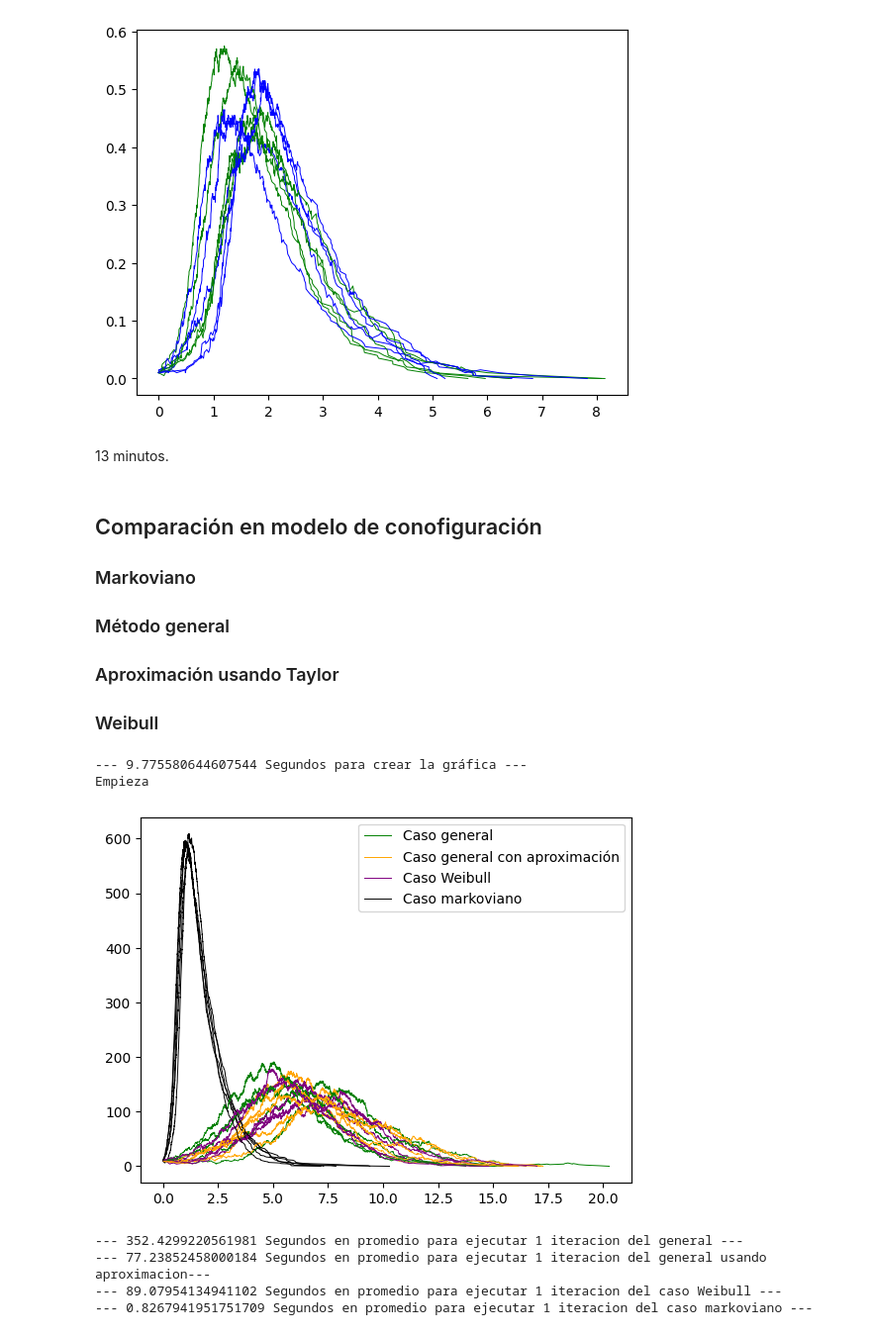
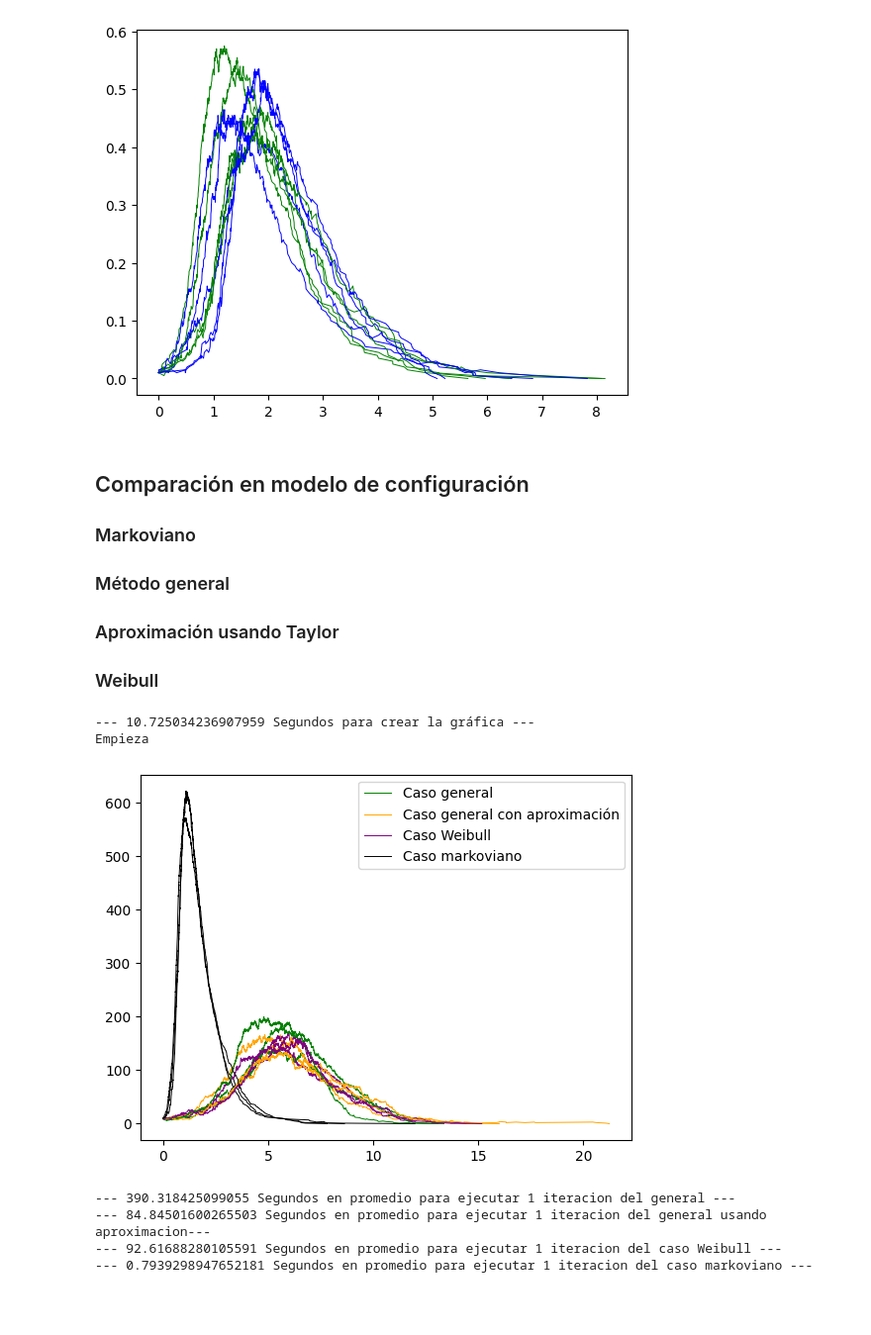
Before and after one commit to JairEsc/Mat_Apl_2, a Jupyter notebook: Gillespie_Non_markovian.ipynb, the cells around one changed output. Shown at 99% size. Saved outputs shown, nothing was run; the diff lists cells and outputs as text; code cells hidden in the pictures; blank space fills up the shorter version.

```diff
--- a/Gillespie_Non_markovian.ipynb
+++ b/Gillespie_Non_markovian.ipynb
@@ -398,10 +401,8 @@ plt.show()
 --- 0.1658339500427246 Segundos para crear la gráfica ---
 Empieza
 [figure]
-# %% [markdown]
-13 minutos.
 # %% [markdown]
-## Comparación en modelo de conofiguración
+## Comparación en modelo de configuración
 ### Markoviano
 ### Método general
 ### Aproximación usando Taylor
@@ -409,6 +410,7 @@ Empieza
 # %%
 import time
 start_time = time.time()
+np.random.seed(0)
 N=10**3
 n=int(N*0.1)
 I_0=int(0.01*N)
@@ -443,18 +445,19 @@ def psi_infection(x):
     return (lammbda_I*a_I)*(lammbda_I*x)**(a_I-1)*np.exp(-(lammbda_I*x)**(a_I))
 def psi_recovery(x):
     return (lammbda_R*a_R)*(lammbda_R*x)**(a_R-1)*np.exp(-(lammbda_R*x)**(a_R))
-
 times_general=[]
 times_general_approx=[]
 times_weibull=[]
 times_markovian=[]
 picos={"gen":[],"genApprox":[],"weib":[],"mark":[]}
-for k in range(5):
+for k in range(3):
     #------------------------------------ General
     iter_time = time.time()
-    G_copy=G.copy()
-    X_I_indexes_copy=X_I_indexes.copy()
-    H=Gillespie_Direct_Method_Non_markovian_network(N=N,X_I_indexes=X_I_indexes_copy,method='general',params=[],densities=[psi_infection,psi_recovery],survivals=[psi_survival_infection,psi_survival_recovery],G_network_initial=G_copy,T=np.inf)
+    H=[]
+    while(len(H)<10):
+      G_copy=G.copy()
+      X_I_indexes_copy=X_I_indexes.copy()
+      H=Gillespie_Direct_Method_Non_markovian_network(N=N,X_I_indexes=X_I_indexes_copy,method='general',params=[],densities=[psi_infection,psi_recovery],survivals=[psi_survival_infection,psi_survival_recovery],G_network_initial=G_copy,T=np.inf)
     if(k==0):
         plt.plot(H['time'],H['I(t)'], 'green',linewidth=0.7,label='Caso general ')
     else:
@@ -465,9 +468,11 @@ for k in range(5):
     #------------------------------------
     #------------------------------------ General aproximado
     iter_time = time.time()
-    G_copy=G.copy()
-    X_I_indexes_copy=X_I_indexes.copy()
-    H=Gillespie_Direct_Method_Non_markovian_network(N=N,X_I_indexes=X_I_indexes_copy,method='aproximado',params=[],densities=[psi_infection,psi_recovery],survivals=[psi_survival_infection,psi_survival_recovery],G_network_initial=G_copy,T=np.inf)
+    H=[]
+    while(len(H)<10):
+      G_copy=G.copy()
+      X_I_indexes_copy=X_I_indexes.copy()
+      H=Gillespie_Direct_Method_Non_markovian_network(N=N,X_I_indexes=X_I_indexes_copy,method='aproximado',params=[],densities=[psi_infection,psi_recovery],survivals=[psi_survival_infection,psi_survival_recovery],G_network_initial=G_copy,T=np.inf)
     if(k==0):
         plt.plot(H['time'],H['I(t)'], 'orange',linewidth=0.7,label='Caso general con aproximación')
     else:
@@ -477,42 +482,47 @@ for k in range(5):
     times_general_approx.append((time.time() - iter_time))
     #------------------------------------
     #------------------------------------ Weibull
     iter_time = time.time()
-    G_copy=G.copy()
-    X_I_indexes_copy=X_I_indexes.copy()
-    H=Gillespie_Direct_Method_Non_markovian_network(N=N,X_I_indexes=X_I_indexes_copy,method='Weibull',params=[a_I,a_R,lammbda_I,lammbda_R],G_network_initial=G_copy,T=np.inf)
+    H=[]
+    while(len(H)<10):
+      G_copy=G.copy()
+      X_I_indexes_copy=X_I_indexes.copy()
+      H=Gillespie_Direct_Method_Non_markovian_network(N=N,X_I_indexes=X_I_indexes_copy,method='Weibull',params=[a_I,a_R,lammbda_I,lammbda_R],G_network_initial=G_copy,T=np.inf)
     if(k==0):
         plt.plot(H['time'],H['I(t)'], 'purple',linewidth=0.7,label='Caso Weibull')
     else:
         plt.plot(H['time'],H['I(t)'], 'purple',linewidth=0.7)
     i=np.argmax(H['I(t)'])
     picos['weib'].append([H['time'][i],H['I(t)'][i]])
     times_weibull.append((time.time() - iter_time))
     #------------------------------------
     #------------------------------------ Markoviano
     iter_time = time.time()
-    G_copy=G.copy()
-    X_I_indexes_copy=X_I_indexes.copy()
-    H=Gillespie_Direct_Method_Network(beta,gamma,N,X_I_indexes=X_I_indexes_copy,G_network_initial=G_copy,T=np.inf)
+    H=[]
+    while(len(H)<10):
+      G_copy=G.copy()
+      X_I_indexes_copy=X_I_indexes.copy()
+      H=Gillespie_Direct_Method_Network(beta,gamma,N,X_I_indexes=X_I_indexes_copy,G_network_initial=G_copy,T=np.inf)
     if(k==0):
         plt.plot(H['time'],H['I(t)'], 'black',linewidth=0.7,label='Caso markoviano')
     else:
         plt.plot(H['time'],H['I(t)'], 'black',linewidth=0.7)
     i=np.argmax(H['I(t)'])
     picos['mark'].append([H['time'][i],H['I(t)'][i]])
     times_markovian.append((time.time() - iter_time))
     #------------------------------------
 plt.legend()
+plt.savefig('comparacion.png',dpi=300)
 plt.show()
 print("--- %s Segundos en promedio para ejecutar 1 iteracion del general ---" %np.mean(times_general))
 print("--- %s Segundos en promedio para ejecutar 1 iteracion del general usando aproximacion---" %np.mean(times_general_approx))
 print("--- %s Segundos en promedio para ejecutar 1 iteracion del caso Weibull ---" % np.mean(times_weibull))
 print("--- %s Segundos en promedio para ejecutar 1 iteracion del caso markoviano ---" % np.mean(times_markovian))
 # %% [output]
---- 9.775580644607544 Segundos para crear la gráfica ---
+--- 10.725034236907959 Segundos para crear la gráfica ---
 Empieza
-[figure, old version]
+[figure, new version]
---- 352.4299220561981 Segundos en promedio para ejecutar 1 iteracion del general ---
---- 77.23852458000184 Segundos en promedio para ejecutar 1 iteracion del general usando aproximacion---
---- 89.07954134941102 Segundos en promedio para ejecutar 1 iteracion del caso Weibull ---
---- 0.8267941951751709 Segundos en promedio para ejecutar 1 iteracion del caso markoviano ---
+--- 390.318425099055 Segundos en promedio para ejecutar 1 iteracion del general ---
+--- 84.84501600265503 Segundos en promedio para ejecutar 1 iteracion del general usando aproximacion---
+--- 92.61688280105591 Segundos en promedio para ejecutar 1 iteracion del caso Weibull ---
+--- 0.7939298947652181 Segundos en promedio para ejecutar 1 iteracion del caso markoviano ---
```
Also changed, not shown: parts of 3 cells of this notebook.
